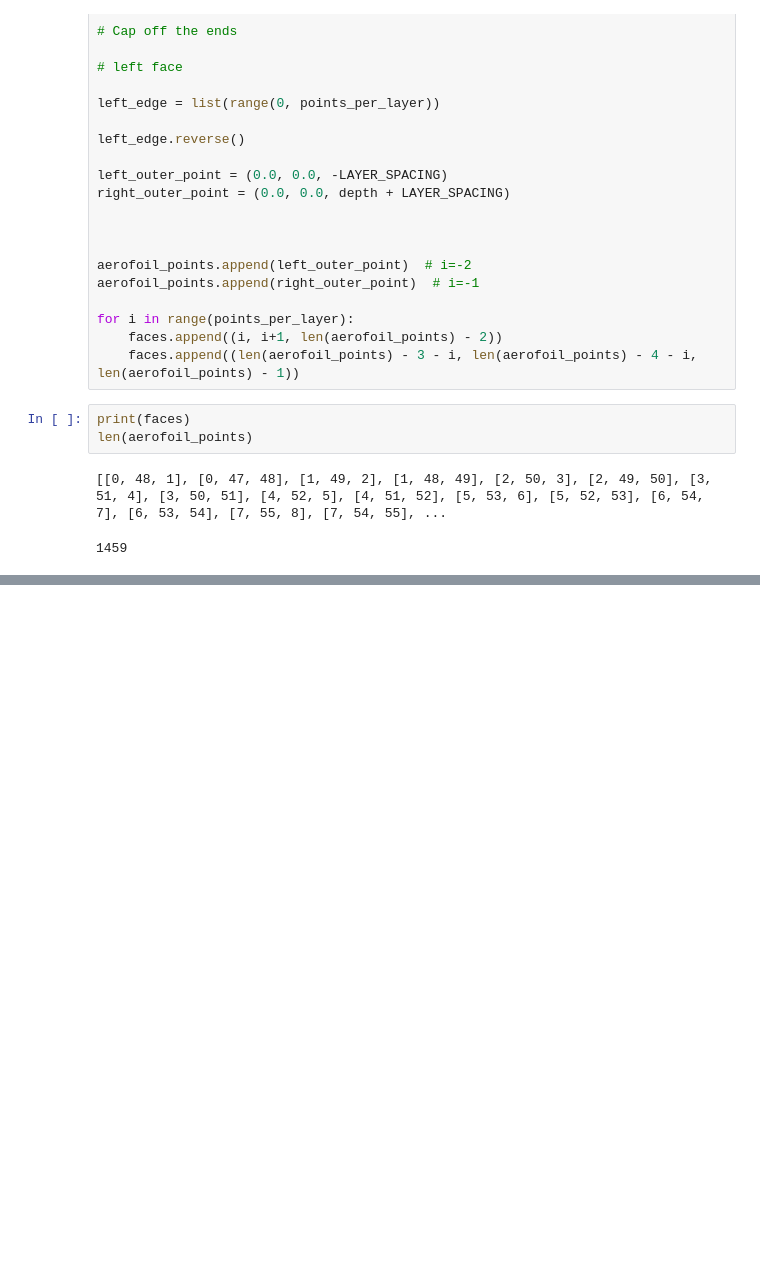
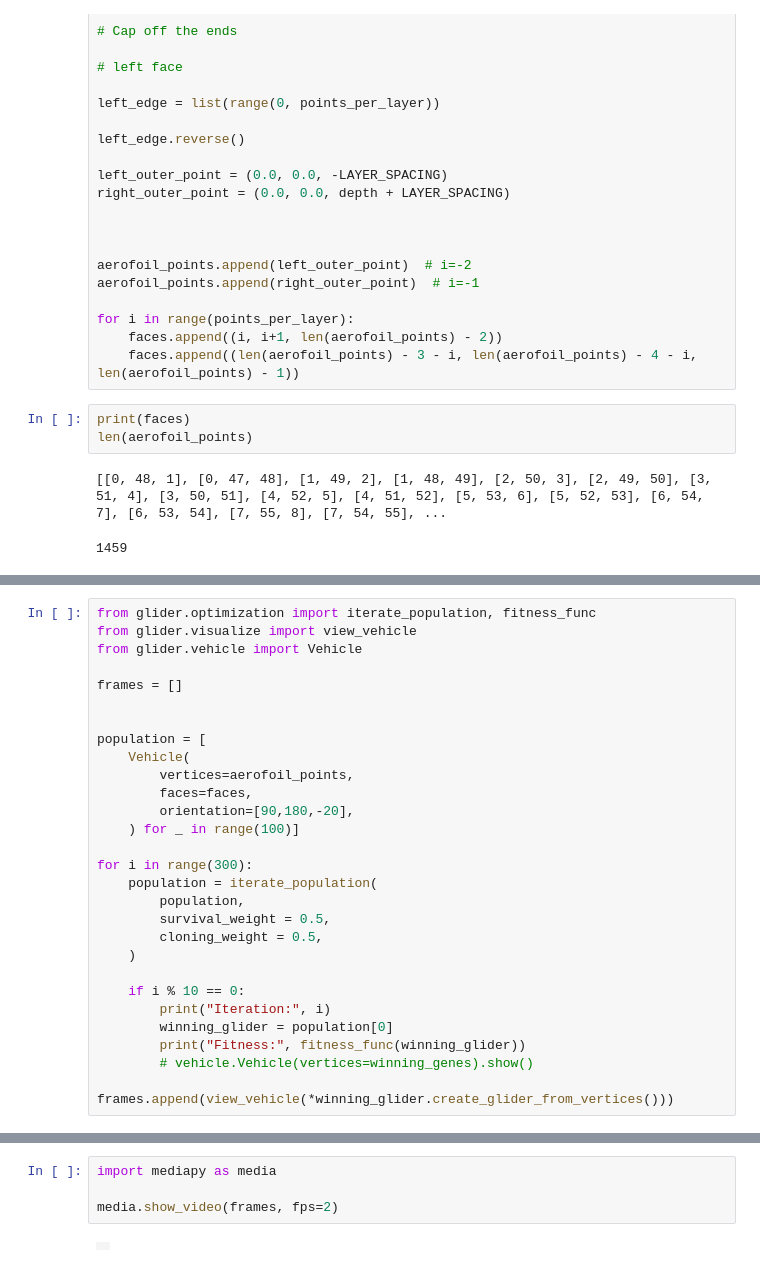
Before and after one commit to featherware/glider, a Jupyter notebook: notebooks/2d_extrusion.ipynb, the cells around one changed output, grey strips where cells are left out. Cells and saved outputs as stored; diff of their text form; blank space fills up the shorter version.

```diff
--- a/notebooks/2d_extrusion.ipynb
+++ b/notebooks/2d_extrusion.ipynb
@@ -125,3 +126,31 @@ world_xml = drop_test_glider(
 
 with open('world.xml', 'w') as f:
     f.write(world_xml)
+# %%
+from glider.optimization import iterate_population, fitness_func
+from glider.visualize import view_vehicle
+from glider.vehicle import Vehicle
+
+frames = []
+
+
+population = [
+    Vehicle(
+        vertices=aerofoil_points,
+        faces=faces,
+        orientation=[90,180,-20],
+    ) for _ in range(100)]
+
+for i in range(300):
+    population = iterate_population(
+        population,
+        survival_weight = 0.5,
+        cloning_weight = 0.5,
+    )
+
+    if i % 10 == 0:
+        print("Iteration:", i)
+        winning_glider = population[0]
+        print("Fitness:", fitness_func(winning_glider))
+        # vehicle.Vehicle(vertices=winning_genes).show()
+        frames.append(view_vehicle(*winning_glider.create_glider_from_vertices()))
@@ -127,0 +175,6 @@ with open('world.xml', 'w') as f:
+# %%
+import mediapy as media
+
+media.show_video(frames, fps=2)
+# %% [output]
+|  |
```
Also changed, not shown: parts of 3 cells of this notebook, 2 other files.
